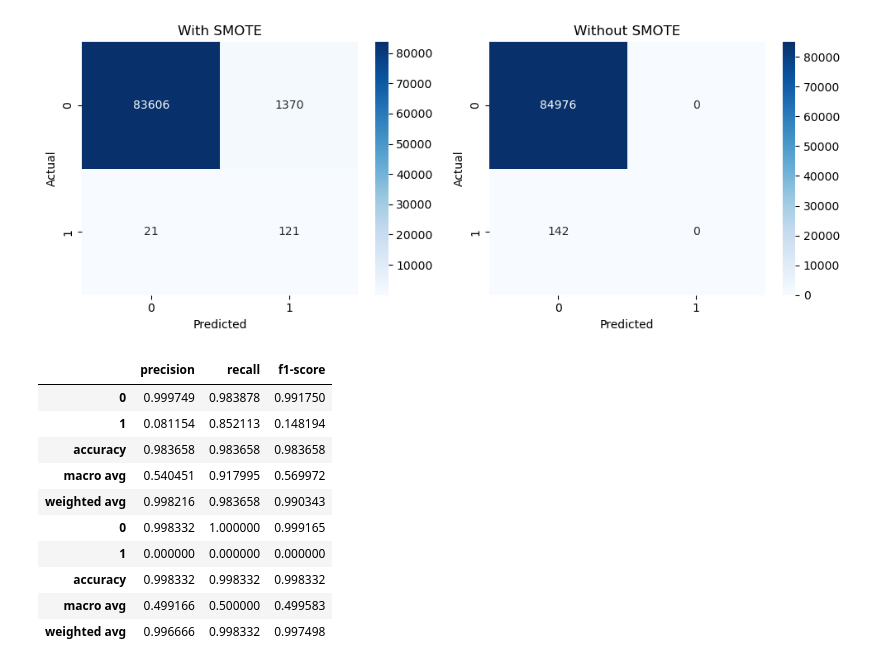
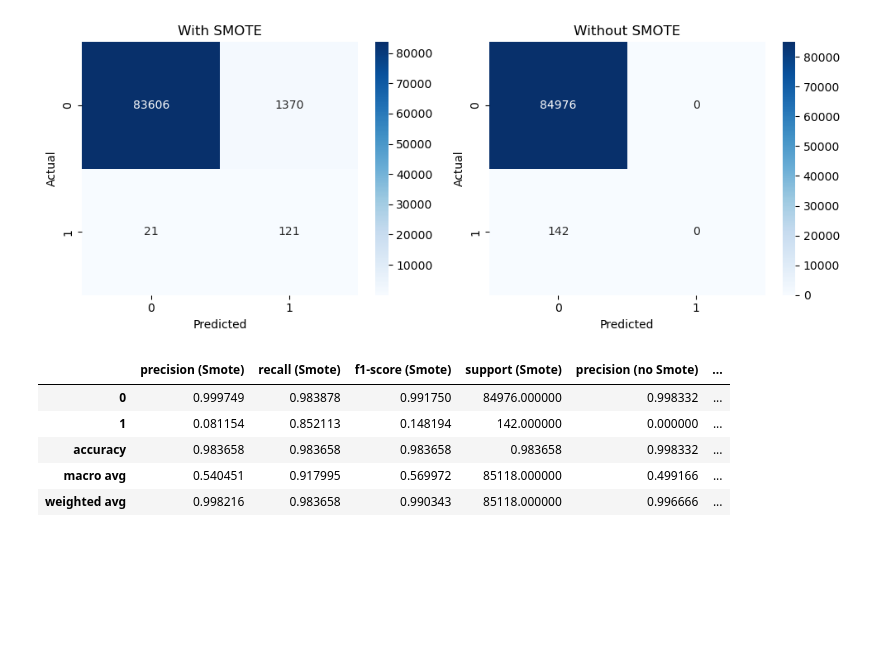
Before and after one commit to Gabrielmarqs12/ML-Fraud-Detection-Research, a Jupyter notebook: notebooks/machine learning/Model _Comparison.ipynb, the cells around one changed output. Cells and saved outputs as stored; diff of their text form; code cells hidden in the pictures; blank space fills up the shorter version.

```diff
--- a/notebooks/machine learning/Model _Comparison.ipynb
+++ b/notebooks/machine learning/Model _Comparison.ipynb
@@ -100,10 +100,10 @@ def compare_classification_report(y_test, y_pred_smote, y_pred_no_smote):
     df_smote = pd.DataFrame(report_smote).transpose()
     df_no_smote = pd.DataFrame(report_no_smote).transpose()
 
-    df_smote['Model'] = 'SMOTE'
-    df_no_smote['Model'] = 'NO_SMOTE'
+    df_smote.columns = [f"{col} (Smote)" for col in df_smote.columns]
+    df_no_smote.columns = [f"{col} (no Smote)" for col in df_no_smote.columns]
 
-    df_combined = pd.concat([df_smote, df_no_smote])
+    df_combined = pd.concat([df_smote, df_no_smote], axis = 1)
 
     return df_combined
 # %% [markdown]
@@ -269,16 +259,11 @@ compare_confusion_matrix(y_test, y_predict_smote, y_predict_no_smote)
 # %%
 df_results = compare_classification_report(y_test, y_predict_smote, y_predict_no_smote)
 
-display(df_results[['precision', 'recall', 'f1-score']])
+display(df_results)
 # %% [output]
-|  | precision | recall | f1-score |
-| 0 | 0.999749 | 0.983878 | 0.991750 |
-| 1 | 0.081154 | 0.852113 | 0.148194 |
-| accuracy | 0.983658 | 0.983658 | 0.983658 |
-| macro avg | 0.540451 | 0.917995 | 0.569972 |
-| weighted avg | 0.998216 | 0.983658 | 0.990343 |
-| 0 | 0.998332 | 1.000000 | 0.999165 |
-| 1 | 0.000000 | 0.000000 | 0.000000 |
-| accuracy | 0.998332 | 0.998332 | 0.998332 |
-| macro avg | 0.499166 | 0.500000 | 0.499583 |
-| weighted avg | 0.996666 | 0.998332 | 0.997498 |
+|  | precision (Smote) | recall (Smote) | f1-score (Smote) | support (Smote) | precision (no Smote) | ... |
+| 0 | 0.999749 | 0.983878 | 0.991750 | 84976.000000 | 0.998332 | ... |
+| 1 | 0.081154 | 0.852113 | 0.148194 | 142.000000 | 0.000000 | ... |
+| accuracy | 0.983658 | 0.983658 | 0.983658 | 0.983658 | 0.998332 | ... |
+| macro avg | 0.540451 | 0.917995 | 0.569972 | 85118.000000 | 0.499166 | ... |
+| weighted avg | 0.998216 | 0.983658 | 0.990343 | 85118.000000 | 0.996666 | ... |
```
Also changed, not shown: parts of 3 cells of this notebook.
